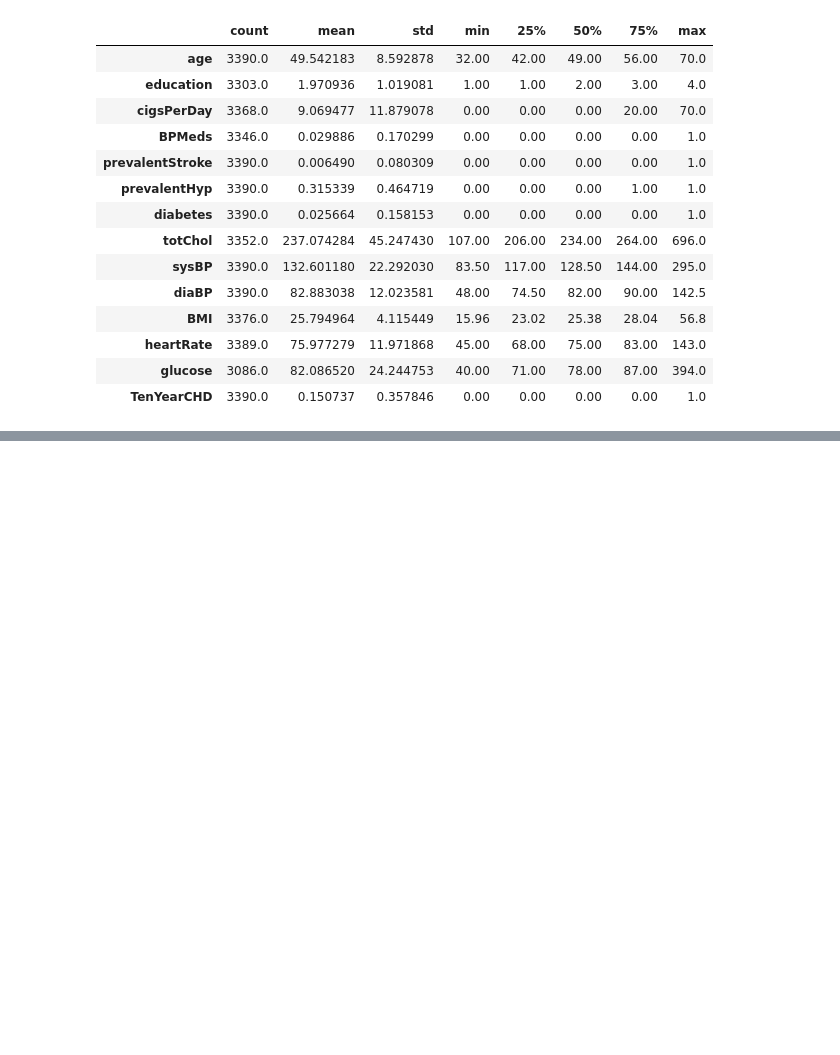
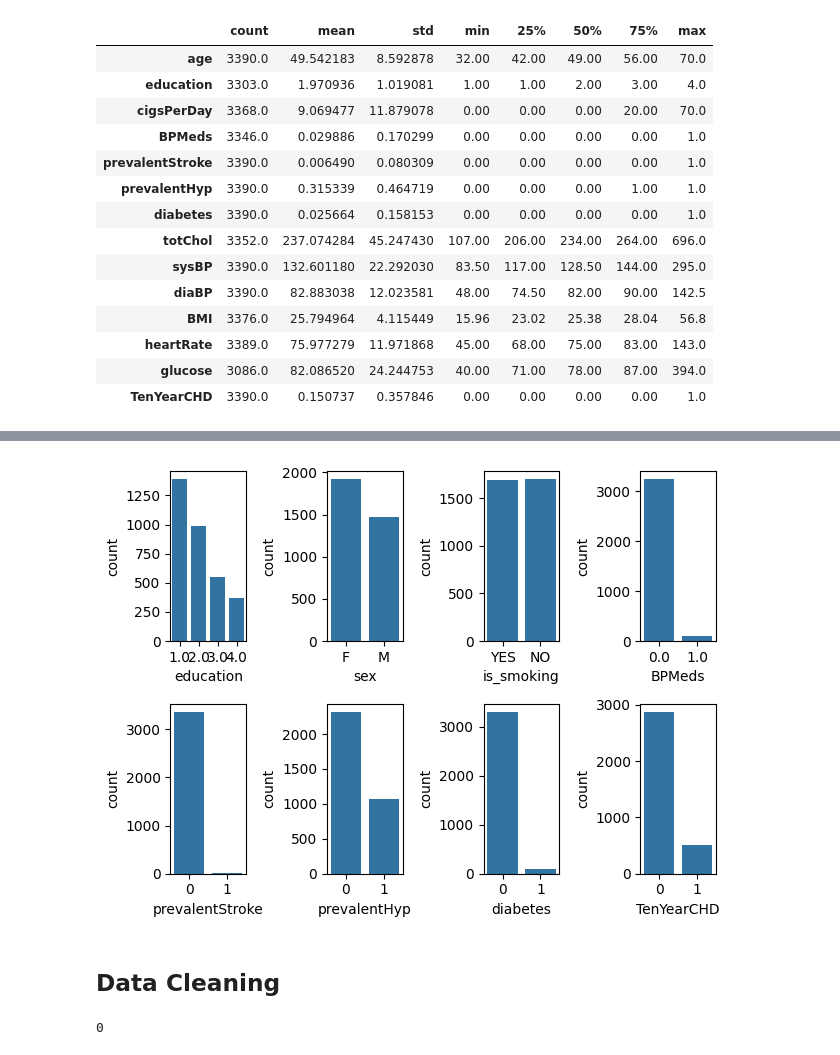
Before and after one commit to stoicsapien1/HeartSafe-Evaluating-CHD-Risk, a Jupyter notebook: HeartSafe Notebook.ipynb, the cells around one changed output, grey strips where cells are left out. Drawn from its saved outputs; the diff is of its cells as text; code cells hidden in the pictures; blank space fills up the shorter version.

```diff
--- a/HeartSafe Notebook.ipynb
+++ b/HeartSafe Notebook.ipynb
@@ -183,0 +210,21 @@ sns.pairplot(df)
+# %%
+#Outlier Analysis
+import plotly.express as px
+for col in numeric_features:
+    fig=px.box(df,y=col,title=f"Box Plot of {col}")
+    fig.show()
+# %%
+#Univariate Analysis of categorical features
+for i,col in enumerate(categorical_features):
+    plt.subplot(2,4,i+1)
+    sns.countplot(x=df[col])
+    plt.xlabel(col)
+    plt.tight_layout()
+# %% [output]
+[figure, added]
+# %% [markdown]
+## Data Cleaning
+# %%
+df.duplicated().sum()
+# %% [output]
+0
```
Also changed, not shown: parts of 20 cells of this notebook, 3 other files.
